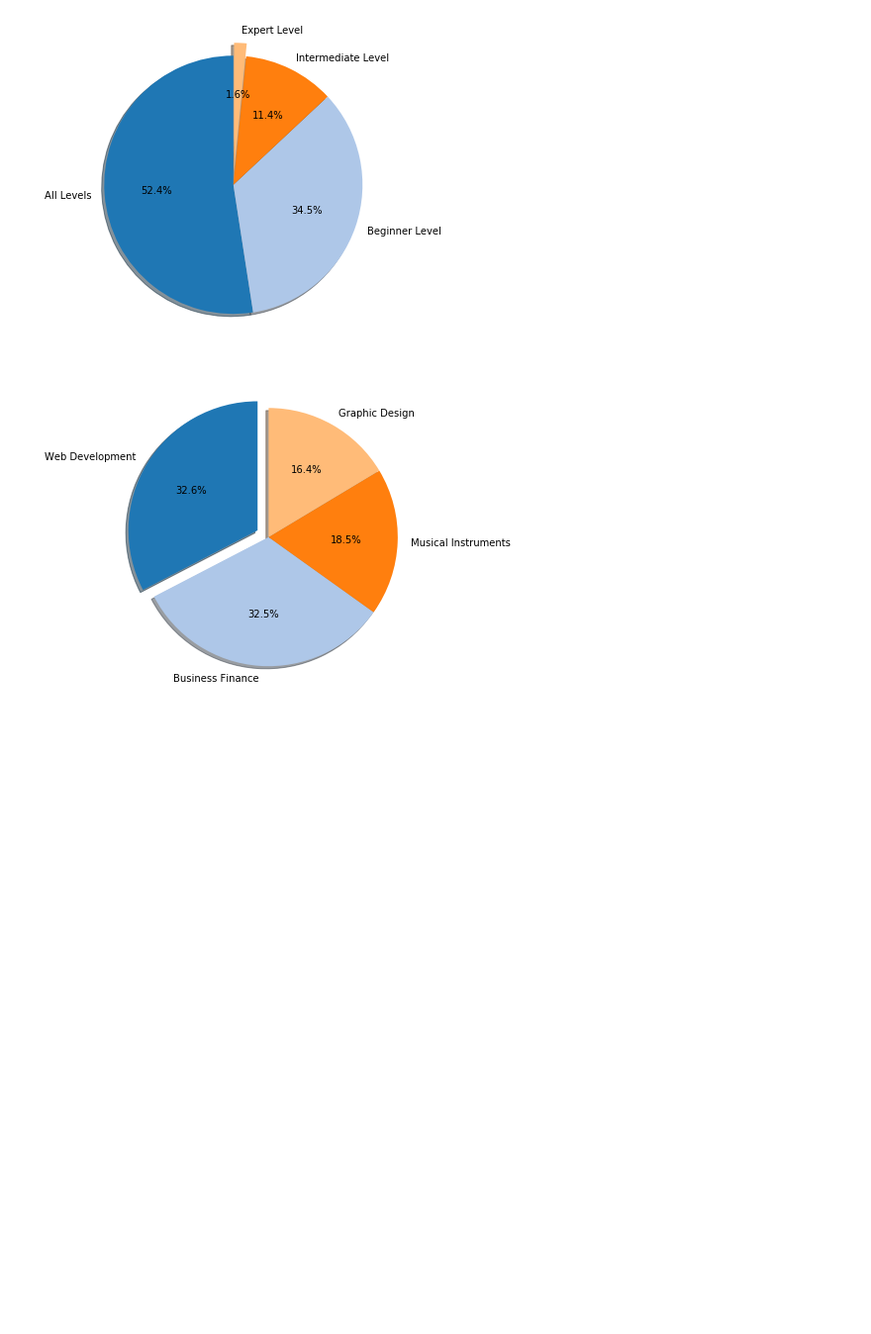
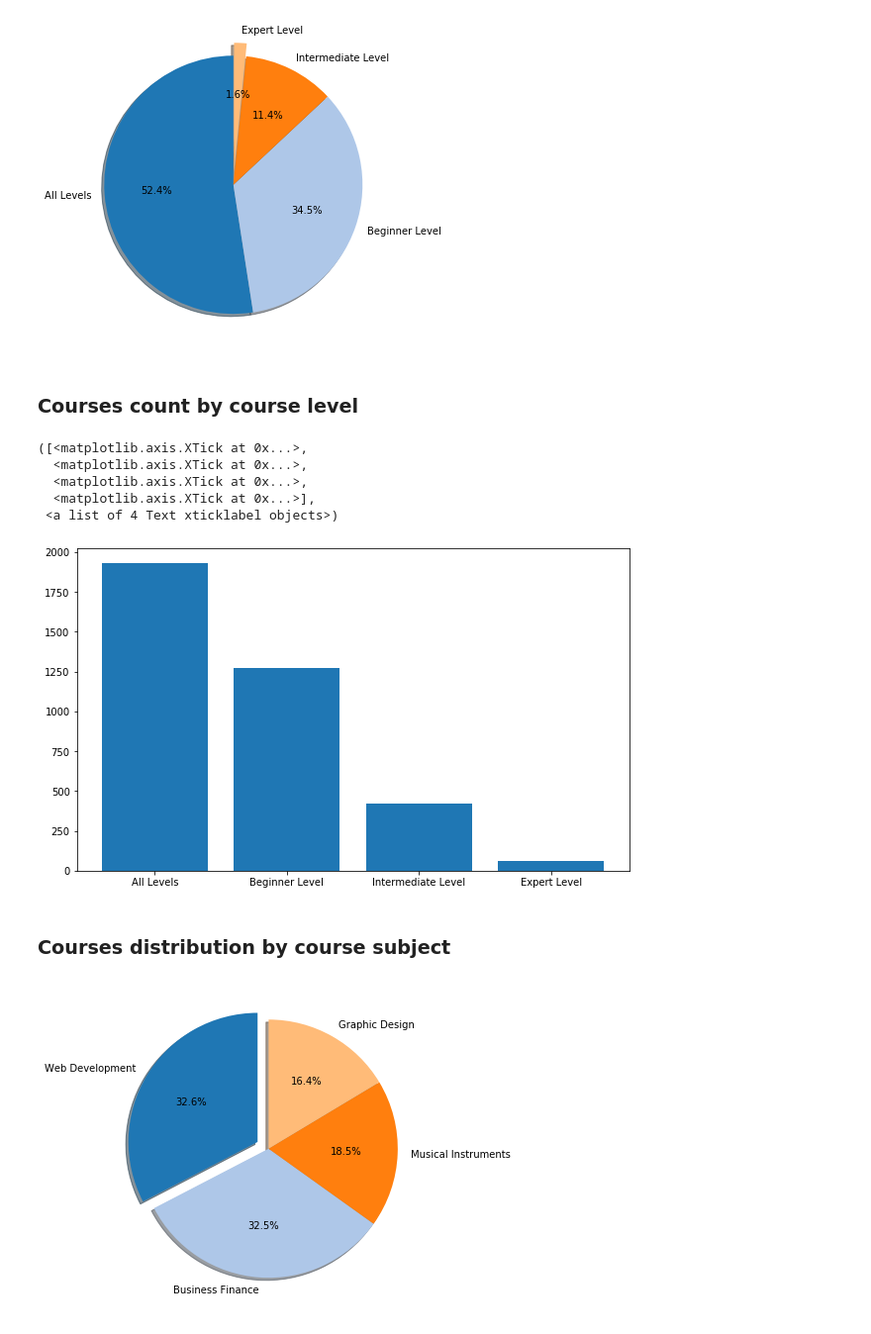
Before and after one commit to eelior/introduction-to-data-science-final-project, a Jupyter notebook: How to Win Udemy.ipynb, the cells around one changed output. Shown: that part at 99% size. Drawn from its saved outputs; the diff is of its cells as text; code cells hidden in the pictures; blank space fills up the shorter version.

```diff
--- a/How to Win Udemy.ipynb
+++ b/How to Win Udemy.ipynb
@@ -339,6 +373,26 @@ HTML("""
 """)
 # %% [output]
 [figure]
+# %% [markdown]
+### Courses count by course level
+# %%
+levels_count = dict(og_data['level'].value_counts())
+
+levels_labels = list(levels_count.keys())
+levels_values = list(levels_count.values())
+
+bar, ax = plt.subplots(figsize=[10,6])
+plt.bar(range(len(levels_count)), levels_values, align='center')
+plt.xticks(range(len(levels_count)), levels_labels)
+# %% [output]
+([<matplotlib.axis.XTick at 0x...>,
+  <matplotlib.axis.XTick at 0x...>,
+  <matplotlib.axis.XTick at 0x...>,
+  <matplotlib.axis.XTick at 0x...>],
+ <a list of 4 Text xticklabel objects>)
+[figure, added]
+# %% [markdown]
+### Courses distribution by course subject
 # %%
 subjects_dist = dict(data['subject'].value_counts(normalize=True))
 
```
Also changed, not shown: parts of 20 cells of this notebook.
